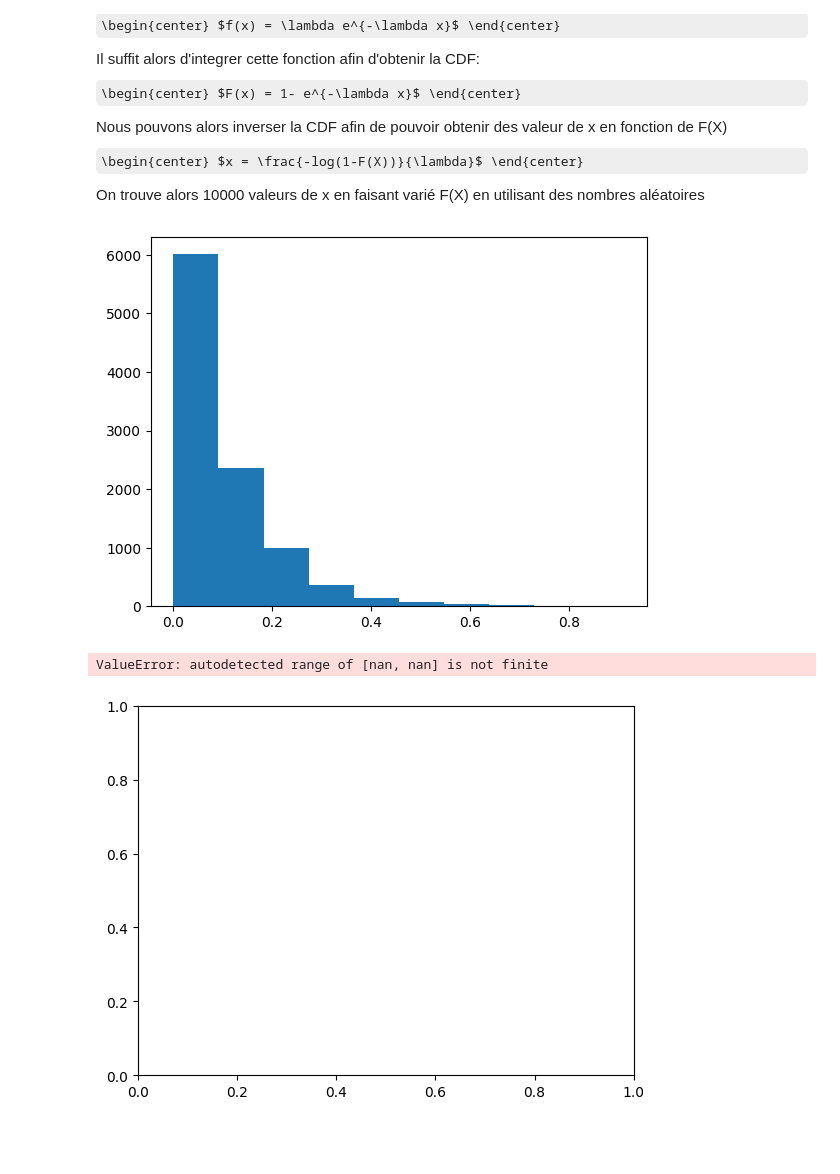
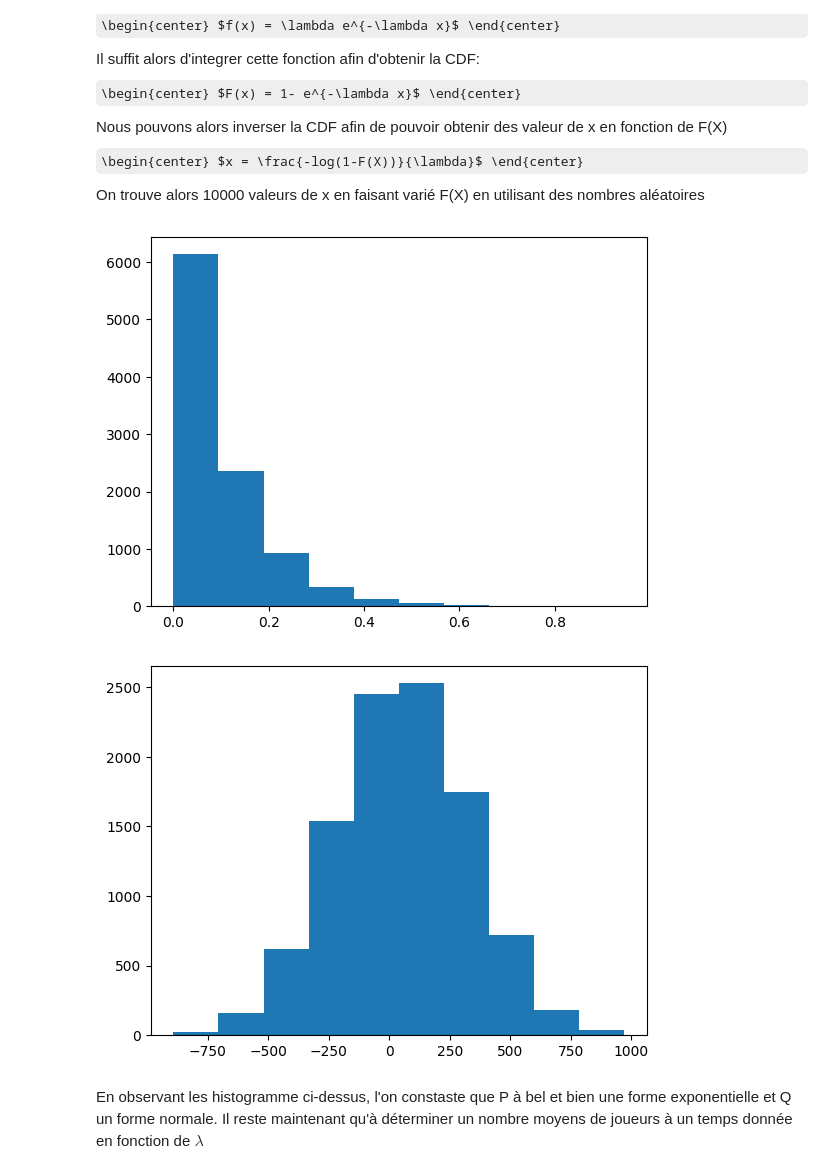
Before and after one commit to leethalss/S5_APP5, a Jupyter notebook: problematique.ipynb, the cells around one changed output. Drawn from its saved outputs; the diff is of its cells as text; code cells hidden in the pictures; some formulas as TeX source; blank space fills up the shorter version.

```diff
--- a/problematique.ipynb
+++ b/problematique.ipynb
@@ -303,24 +348,27 @@ On trouve alors 10000 valeurs de x en faisant varié F(X) en utilisant des nombr
 # %%
 N = 10000
 p = np.zeros(N)
 aleatoire = np.random.rand(N)
 lam = 10
 for i in range(N):
     p[i] = (-np.log(1-aleatoire[i]))/lam
 
 q = np.zeros(N)
-aleatoire2 = np.random.rand(N) * std + moyenne
-for i in range(len(aleatoire)):
-     if aleatoire[i] >= 0.5:
-         q[i] =np.sqrt(- np.log(-(aleatoire2[i] * 2  -1 )**2 +1 ) / (np.sqrt(np.pi/8)))
+aleatoire2 = np.random.rand(N)
+
+
+for i in range(len(aleatoire2)):
+     if aleatoire2[i] >= 0.5:
+         q[i] =np.sqrt(- np.log(-(aleatoire2[i] * 2  -1 )**2 +1 ) / (np.sqrt(np.pi/8))) * moyenne + std
      else:
-         q[i] = -np.sqrt(- np.log(-(aleatoire2[i] * 2  -1 )**2 +1 ) / (np.sqrt(np.pi/8)))
+         q[i] = -np.sqrt(- np.log(-(aleatoire2[i] * 2  -1 )**2 +1 ) / (np.sqrt(np.pi/8))) * moyenne + std
 
 plt.hist(p)
 plt.show()
 plt.hist(q)
 plt.show()
 # %% [output]
-[figure, old version]
+[figure, new version]
-ValueError: autodetected range of [nan, nan] is not finite
-[figure, old version]
+[figure, new version]
+# %% [markdown]
+En observant les histogramme ci-dessus, l'on constaste que P à bel et bien une forme exponentielle et Q un forme normale. Il reste maintenant qu'à déterminer un nombre moyens de joueurs à un temps donnée en fonction de $\lambda$
```
Also changed, not shown: parts of 8 cells of this notebook.
